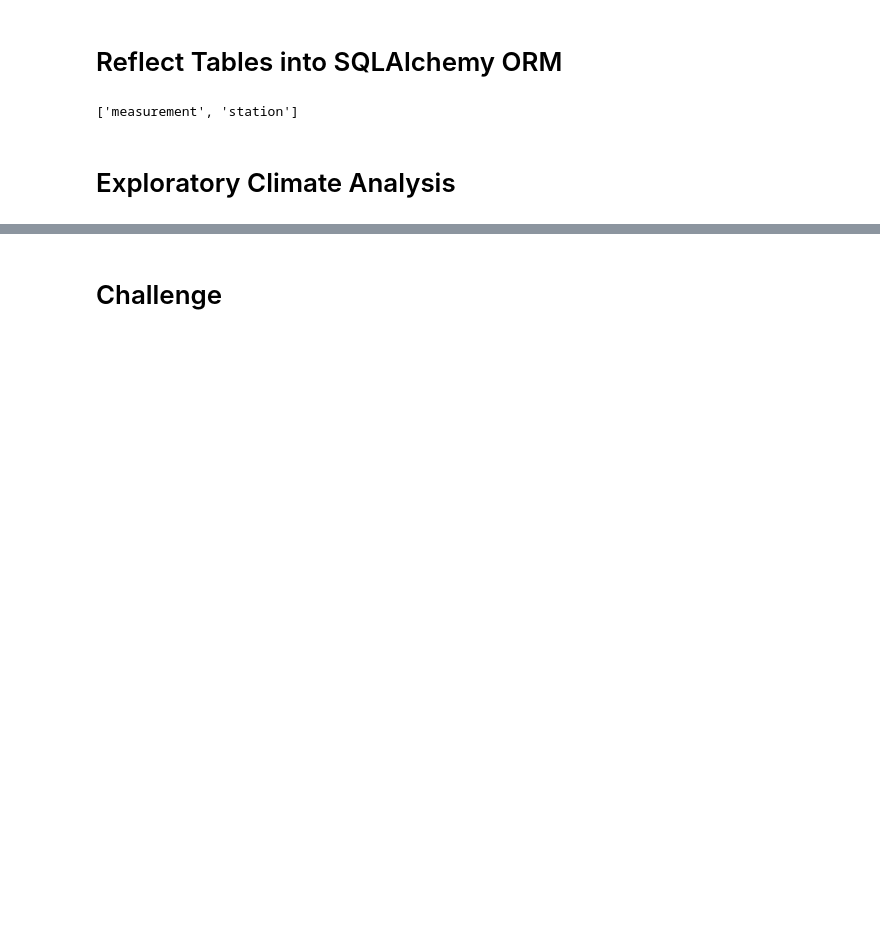
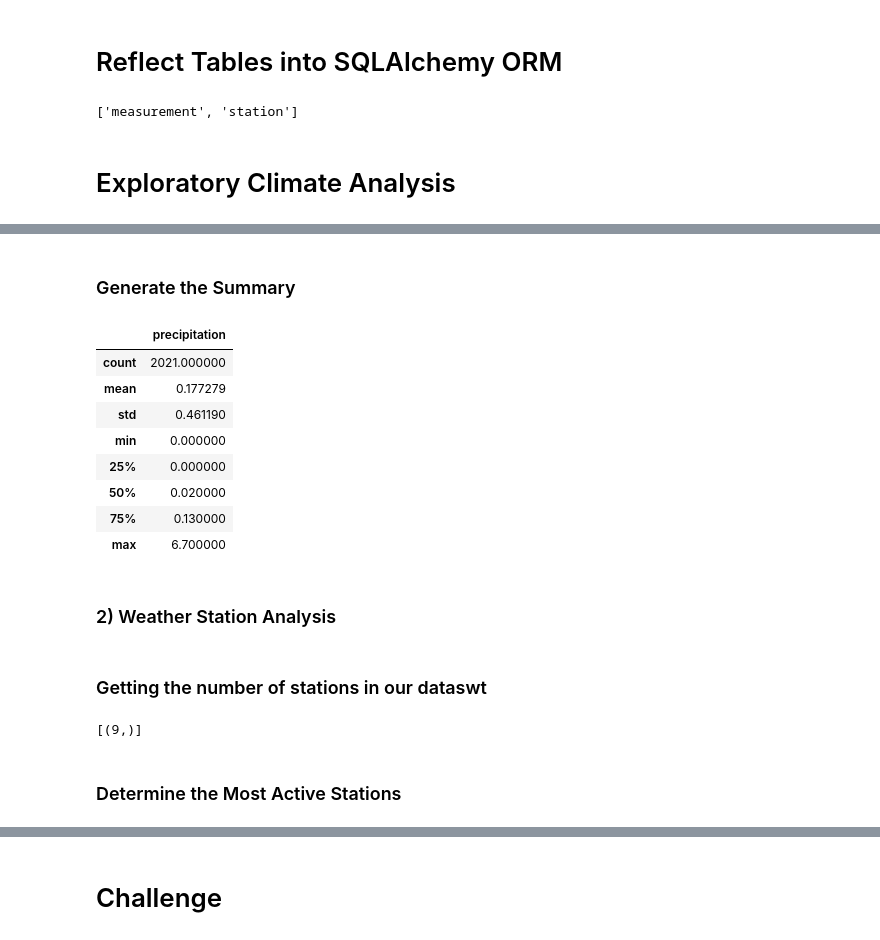
Before and after one commit to dshetty100/Surfs_Up, a Jupyter notebook: climate_analysis.ipynb, the cells around one changed output, grey strips where cells are left out. Cells and saved outputs as stored; diff of their text form; code cells hidden in the pictures; blank space fills up the shorter version.

Commit message:
added file climate_analysis.ipynb and file hawaii.sqlite

```diff
--- a/climate_analysis.ipynb
+++ b/climate_analysis.ipynb
@@ -59,5 +140,30 @@ session = Session(engine)
+# %% [markdown]
+### Generate the Summary
+# %%
+# summary of different statistics for the amount of precipitation in a year.
+df.describe()
+# %% [output]
+|  | precipitation |
+| count | 2021.000000 |
+| mean | 0.177279 |
+| std | 0.461190 |
+| min | 0.000000 |
+| 25% | 0.000000 |
+| 50% | 0.020000 |
+| 75% | 0.130000 |
+| max | 6.700000 |
+# %% [markdown]
+### 2) Weather Station Analysis
+# %% [markdown]
+### Getting the number of stations in our dataswt
 # %%
 # How many stations are available in this dataset?
+session.query()
+session.query(func.count(Station.station)).all()
+# %% [output]
+[(9,)]
+# %% [markdown]
+### Determine the Most Active Stations
 # %%
 # What are the most active stations?
 # List the stations and the counts in descending order.
```
Also changed, not shown: parts of 20 cells of this notebook, 1 other file.
